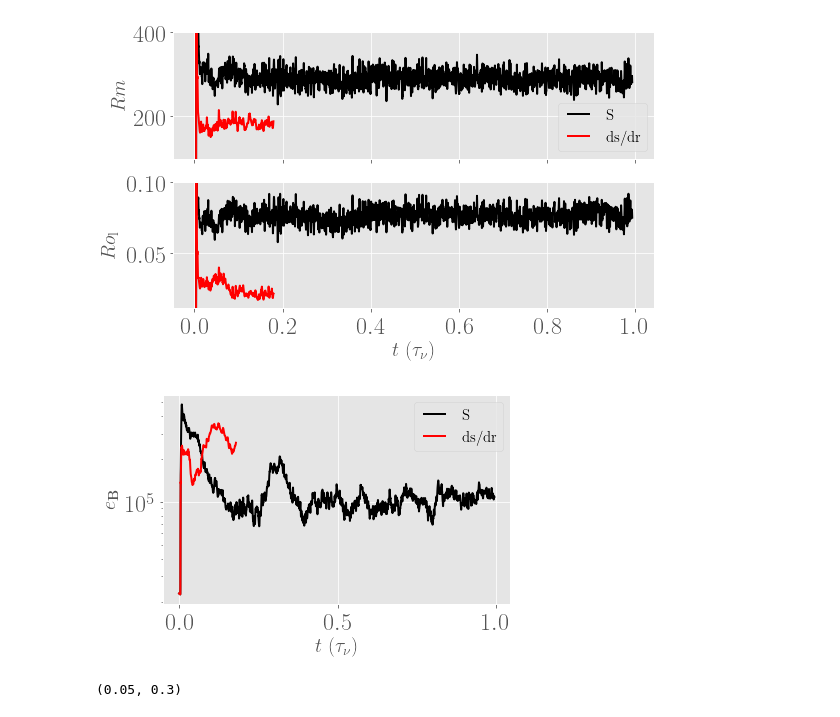
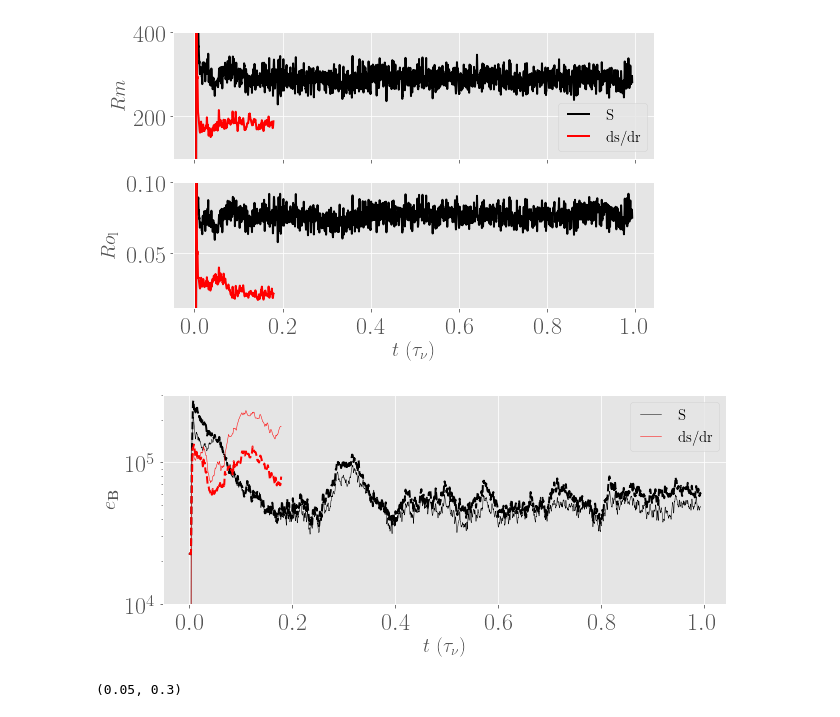
Before and after one commit to bzaire/Report_Sims, a Jupyter notebook: notebook3_1.ipynb, the cells around one changed output. Saved outputs shown, nothing was run; the diff lists cells and outputs as text; code cells hidden in the pictures.

```diff
--- a/notebook3_1.ipynb
+++ b/notebook3_1.ipynb
@@ -58,16 +58,20 @@ ts2 = MagicTs(field='e_mag_oc', all=True, iplot=False)
 # %%
 it1 = ts1.time.argsort()
 it2 = ts2.time.argsort()
-plt.plot(ts1.time[it1], ts1.emag_tot[it1], 'k', label=r'S')
-plt.plot(ts2.time[it2], ts2.emag_tot[it2], 'r', label=r'ds/dr')
+fig = plt.figure(figsize=(9,4))
+plt.plot(ts1.time[it1], ts1.emagoc_tor[it1], 'k', label=r'S', linewidth=.5)
+plt.plot(ts1.time[it1], ts1.emagoc_pol[it1], '--k')
+plt.plot(ts2.time[it2], ts2.emagoc_tor[it2], 'r', label=r'ds/dr', linewidth=.5)
+plt.plot(ts2.time[it2], ts2.emagoc_pol[it2], '--r')
 plt.ylabel(r'$e_\mathbf{B}$', fontsize=20)
 plt.xlabel(r'$t \; (\tau_\nu)$', fontsize=20)
 plt.yscale('log')
+plt.ylim((1e4, 3e5))
 plt.legend(fontsize=15)
 plt.tight_layout()
 plt.show()
 # %% [output]
-[figure, old version]
+[figure, new version]
 # %%
 # Read simulations' data
 os.chdir(PATH1)
```
Also changed, not shown: parts of 6 cells of this notebook, 1 other file.
